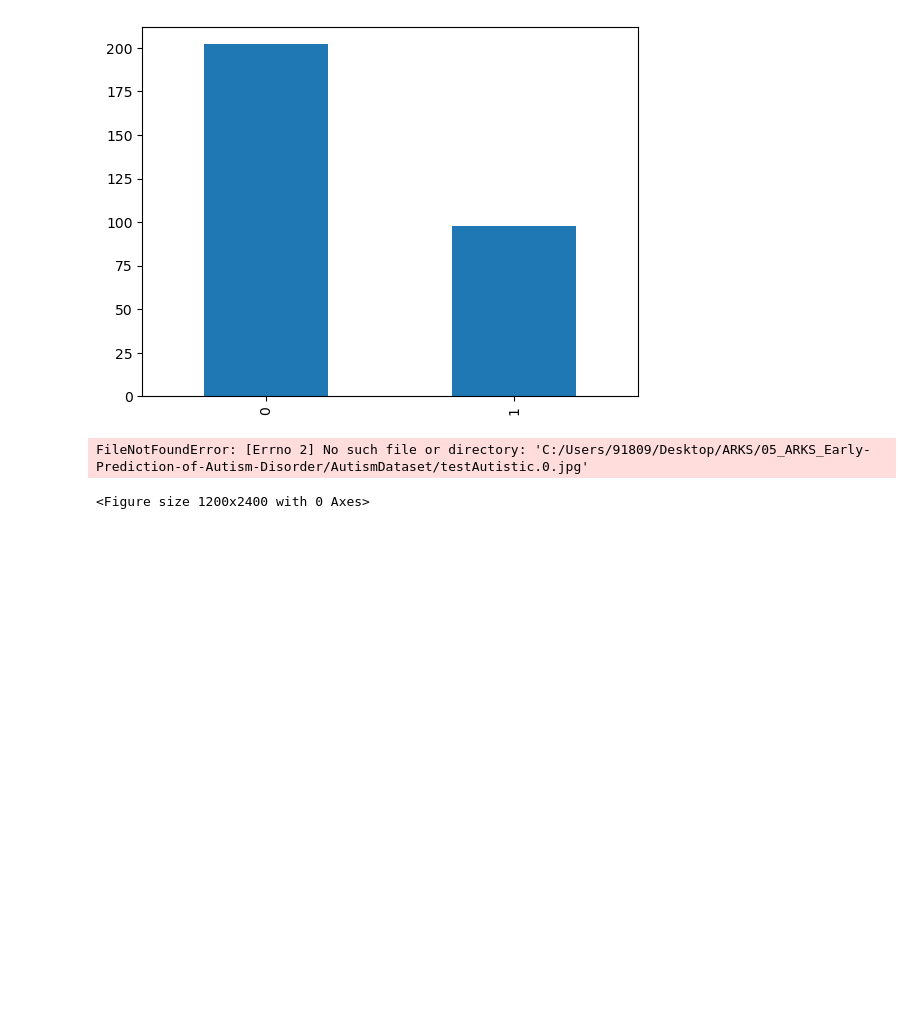
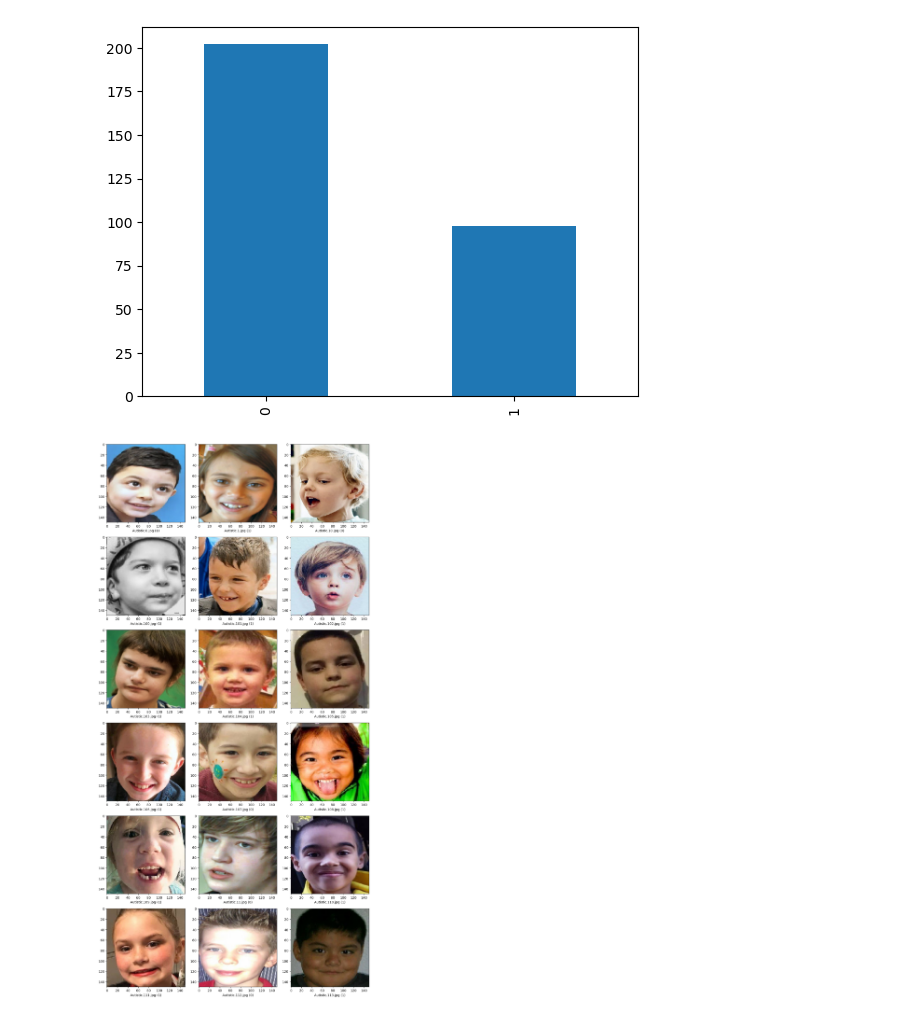
Before and after one commit to Abhirambs-08/05_ARKS_Early-Prediction-of-Autism-Disorder, a Jupyter notebook: CNN_model.ipynb, the cells around one changed output. Cells and saved outputs as stored; diff of their text form; code cells hidden in the pictures; blank space fills up the shorter version.

```diff
--- a/CNN_model.ipynb
+++ b/CNN_model.ipynb
@@ -276,19 +276,39 @@ test_df['category'].value_counts().plot.bar()
 [figure]
 # %%
 model.save("newmodel.h5")
-# %%
-sample_test = test_df.head(18)
-sample_test.head()
-plt.figure(figsize=(12, 24))
-for index, row in sample_test.iterrows():
-    filename = row['filename']
-    category = row['category']
-    img = load_img("C:/Users/91809/Desktop/ARKS/05_ARKS_Early-Prediction-of-Autism-Disorder/AutismDataset/test"+filename, target_size=IMAGE_SIZE)
-    plt.subplot(6, 3, index+1)
-    plt.imshow(img)
-    plt.xlabel(filename + '(' + "{}".format(category) + ')' )
-plt.tight_layout()
-plt.show()
-# %% [output]
-FileNotFoundError: [Errno 2] No such file or directory: 'C:/Users/91809/Desktop/ARKS/05_ARKS_Early-Prediction-of-Autism-Disorder/AutismDataset/testAutistic.0.jpg'
-<Figure size 1200x2400 with 0 Axes>
+# %%
+# Define the directory path and image size
+directory_path = "C:/Users/91809/Desktop/ARKS/05_ARKS_Early-Prediction-of-Autism-Disorder/AutismDataset/test"
+IMAGE_SIZE = (150, 150)  # Adjust the target size as needed
+
+# Assuming you have a DataFrame named 'sample_test'
+sample_test = test_df.head(18)
+
+# Create a figure with subplots
+plt.figure(figsize=(12, 24))
+
+# Iterate through the DataFrame rows
+for index, row in sample_test.iterrows():
+    filename = row['filename']
+    category = row['category']
+
+    # Construct the file path using os.path.join
+    file_path = os.path.join(directory_path, filename)
+
+    # Load the image
+    img = load_img(file_path, target_size=IMAGE_SIZE)
+
+    # Create a subplot
+    plt.subplot(6, 3, index % 18 + 1)
+
+    # Display the image and label
+    plt.imshow(img)
+    plt.xlabel(filename + ' (' + str(category) + ')')
+
+# Ensure proper spacing between subplots
+plt.tight_layout()
+
+# Show the figure
+plt.show()
+# %% [output]
+[figure, added]
```
Also changed, not shown: parts of 2 cells of this notebook, 2 other files.
